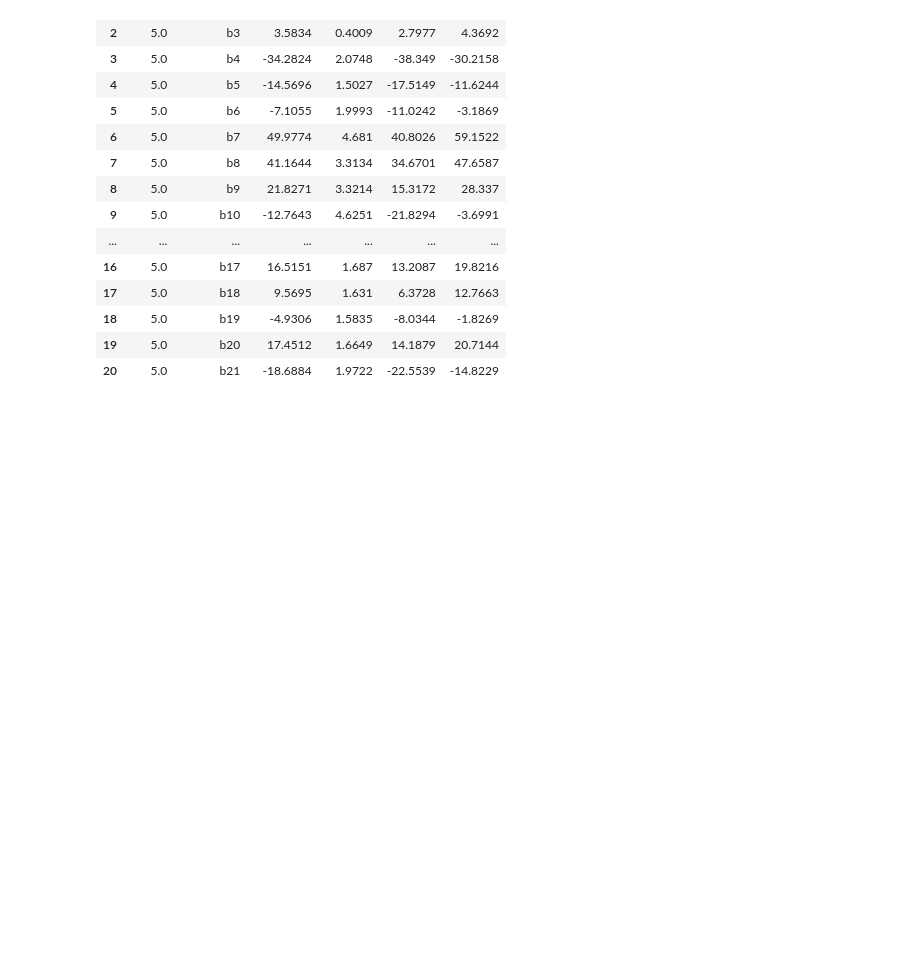
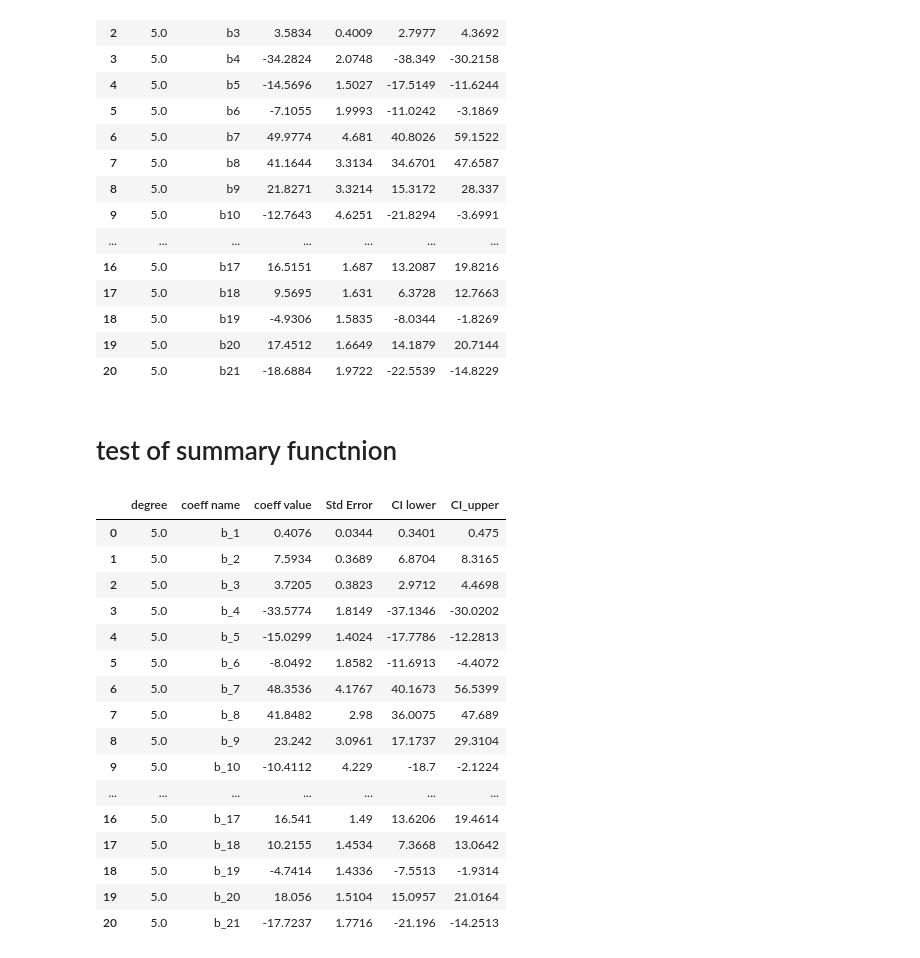
Before and after one commit to AndreasBordvik/FYS-STK4155-Prj1_report, a Jupyter notebook: code/Exercise1.ipynb, the cells around one changed output. Cells and saved outputs as stored; diff of their text form; code cells hidden in the pictures; blank space fills up the shorter version.

Commit message:
added summary to OLS and some stuff for EX6

```diff
--- a/code/Exercise1.ipynb
+++ b/code/Exercise1.ipynb
@@ -279,3 +278,30 @@ optimal_degree_coeffs.to_csv(f"{REPORT_DATA}EX1_coeffs_optimal_degree.csv")
 | 18 | 5.0 | b19 | -4.9306 | 1.5835 | -8.0344 | -1.8269 |
 | 19 | 5.0 | b20 | 17.4512 | 1.6649 | 14.1879 | 20.7144 |
 | 20 | 5.0 | b21 | -18.6884 | 1.9722 | -22.5539 | -14.8229 |
+# %% [markdown]
+# test of summary functnion
+# %%
+optimal_degree = 5
+X = create_X(x, y, optimal_degree) # Design Matrix
+model = OLS(optimal_degree) # The model
+z_hat_train = model.fit(X, z) # Fitting the model & predict on train data
+summary = model.summary()
+display(summary)
+# %% [output]
+|  | degree | coeff name | coeff value | Std Error | CI lower | CI_upper |
+| 0 | 5.0 | b_1 | 0.4076 | 0.0344 | 0.3401 | 0.475 |
+| 1 | 5.0 | b_2 | 7.5934 | 0.3689 | 6.8704 | 8.3165 |
+| 2 | 5.0 | b_3 | 3.7205 | 0.3823 | 2.9712 | 4.4698 |
+| 3 | 5.0 | b_4 | -33.5774 | 1.8149 | -37.1346 | -30.0202 |
+| 4 | 5.0 | b_5 | -15.0299 | 1.4024 | -17.7786 | -12.2813 |
+| 5 | 5.0 | b_6 | -8.0492 | 1.8582 | -11.6913 | -4.4072 |
+| 6 | 5.0 | b_7 | 48.3536 | 4.1767 | 40.1673 | 56.5399 |
+| 7 | 5.0 | b_8 | 41.8482 | 2.98 | 36.0075 | 47.689 |
+| 8 | 5.0 | b_9 | 23.242 | 3.0961 | 17.1737 | 29.3104 |
+| 9 | 5.0 | b_10 | -10.4112 | 4.229 | -18.7 | -2.1224 |
+| ... | ... | ... | ... | ... | ... | ... |
+| 16 | 5.0 | b_17 | 16.541 | 1.49 | 13.6206 | 19.4614 |
+| 17 | 5.0 | b_18 | 10.2155 | 1.4534 | 7.3668 | 13.0642 |
+| 18 | 5.0 | b_19 | -4.7414 | 1.4336 | -7.5513 | -1.9314 |
+| 19 | 5.0 | b_20 | 18.056 | 1.5104 | 15.0957 | 21.0164 |
+| 20 | 5.0 | b_21 | -17.7237 | 1.7716 | -21.196 | -14.2513 |
```
Also changed, not shown: parts of 1 cell of this notebook, 10 other files.
